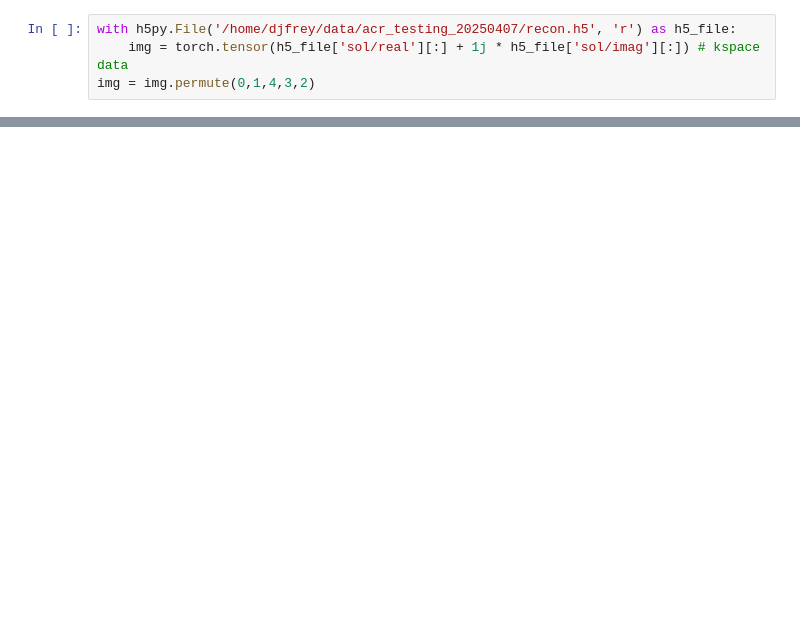
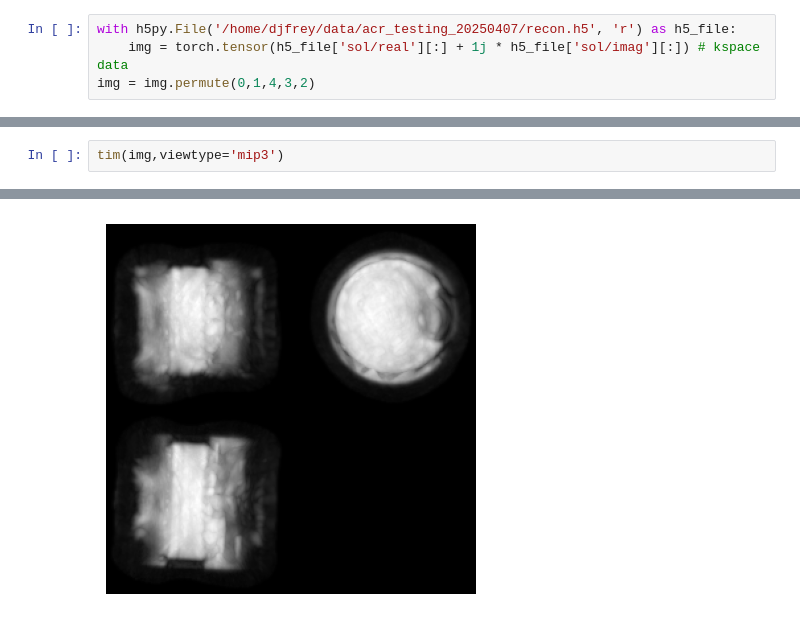
Before and after one commit to fmrifrey/umlps, a Jupyter notebook: recon_pytorch/view_recon.ipynb, the cells around one changed output, grey strips where cells are left out. Cells and saved outputs as stored; diff of their text form; blank space fills up the shorter version.

```diff
--- a/recon_pytorch/view_recon.ipynb
+++ b/recon_pytorch/view_recon.ipynb
@@ -19,0 +10,3 @@ tim(np.abs(img[0,0,:,:,:].squeeze().cpu().numpy()))
+# %%
+tim(img,viewtype='mip3')
+# %% [output]
@@ -19,0 +14 @@ tim(np.abs(img[0,0,:,:,:].squeeze().cpu().numpy()))
+[figure, added]
```
Also changed, not shown: parts of 3 cells of this notebook, 4 other files.
